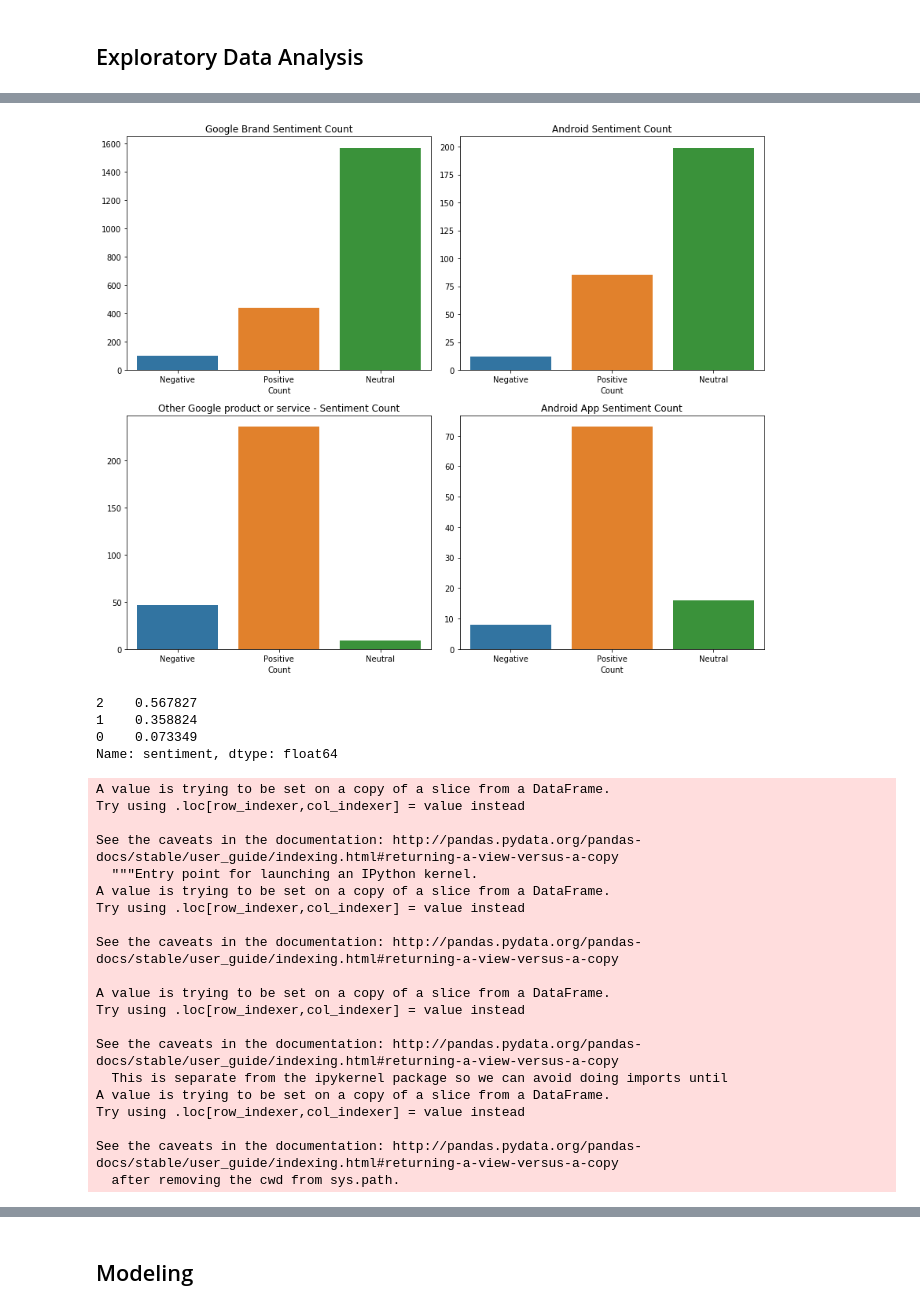
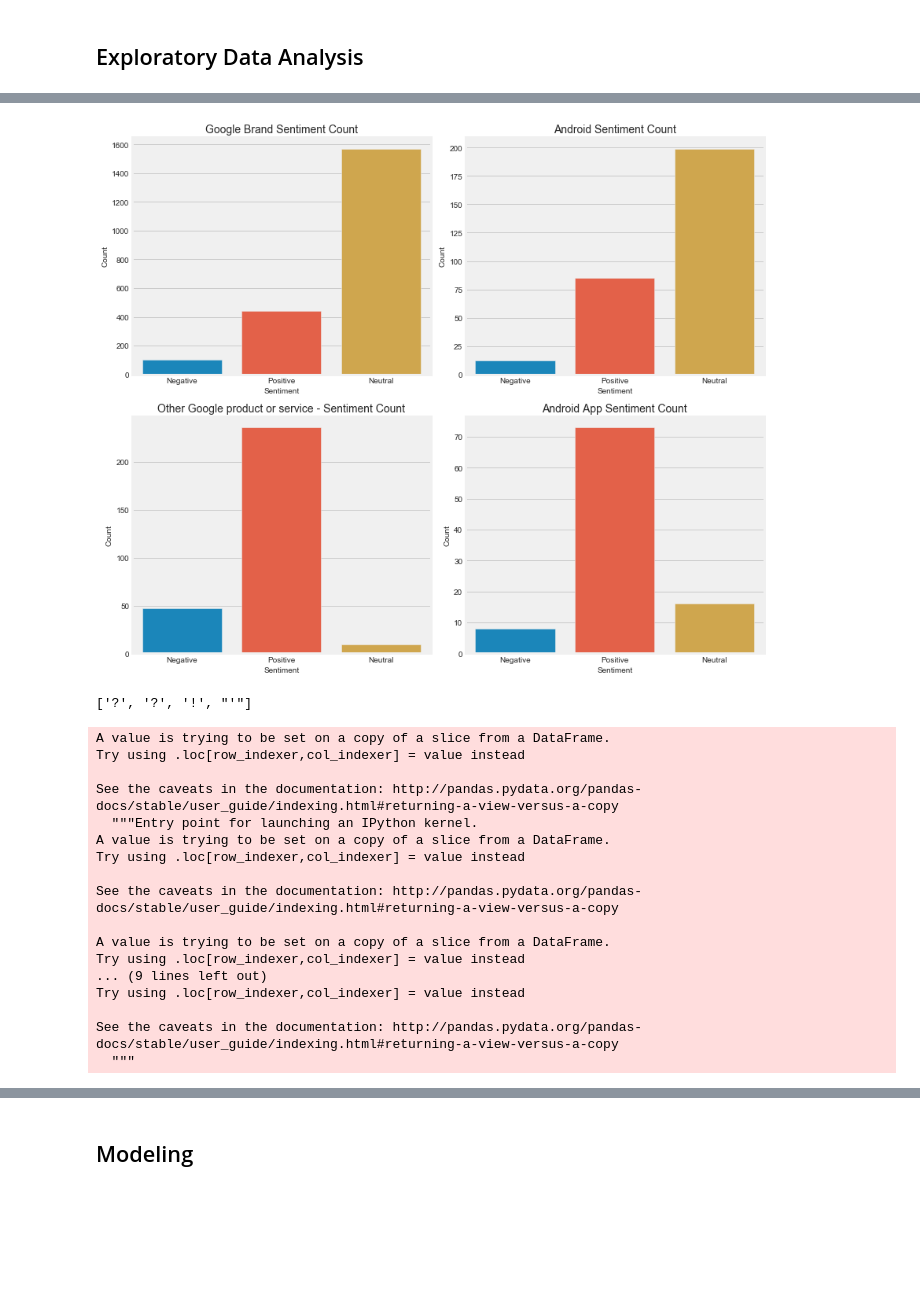
Before and after one commit to jeremy-lee93/nlp-brand-sentiment-analysis, a Jupyter notebook: EDA_and_modeling.ipynb, the cells around one changed output, grey strips where cells are left out. Saved outputs shown, nothing was run; the diff lists cells and outputs as text; code cells hidden in the pictures; blank space fills up the shorter version.

```diff
--- a/EDA_and_modeling.ipynb
+++ b/EDA_and_modeling.ipynb
@@ -16,6 +16,9 @@ from sklearn.naive_bayes import MultinomialNB
 from sklearn.ensemble import RandomForestClassifier
 from sklearn.svm import SVC
 from bs4 import BeautifulSoup
+
+sns.set_style('darkgrid')
+plt.style.use('fivethirtyeight')
 # %% [markdown]
 ## Previewing the Data
 # %%
@@ -552,52 +566,45 @@ plt.tight_layout()
 # %%
 fig, ((ax1, ax2), (ax3, ax4)) = plt.subplots(2, 2, figsize=(12,10))
 
 sns.barplot(x=df_branded.loc[df_branded.brand_product == 'Google']['sentiment'].value_counts().index,
             y=df_branded.loc[df_branded.brand_product == 'Google']['sentiment'].value_counts().values,
             data=df_branded.loc[df_branded.brand_product == 'Google'],
             ax=ax1)
 ax1.set_xticklabels(['Negative', 'Positive', 'Neutral'])
-ax1.set_xlabel('Sentiment')
-ax1.set_xlabel('Count')
-ax1.set_title('Google Brand Sentiment Count')
+ax1.set_xlabel('Sentiment', fontsize=10)
+ax1.set_ylabel('Count', fontsize=10)
+ax1.set_title('Google Brand Sentiment Count', fontsize=14)
 
 sns.barplot(x=df_branded.loc[df_branded.brand_product == 'Android']['sentiment'].value_counts().index,
             y=df_branded.loc[df_branded.brand_product == 'Android']['sentiment'].value_counts().values,
             data=df_branded.loc[df_branded.brand_product == 'Android'],
             ax=ax2)
 ax2.set_xticklabels(['Negative', 'Positive', 'Neutral'])
-ax2.set_xlabel('Sentiment')
-ax2.set_xlabel('Count')
-ax2.set_title('Android Sentiment Count')
+ax2.set_xlabel('Sentiment', fontsize=10)
+ax2.set_ylabel('Count', fontsize=10)
+ax2.set_title('Android Sentiment Count', fontsize=14)
 
 sns.barplot(x=df_branded.loc[df_branded.brand_product == 'Other Google product or service']['sentiment'].value_counts().index,
             y=df_branded.loc[df_branded.brand_product == 'Other Google product or service']['sentiment'].value_counts().values,
             data=df_branded.loc[df_branded.brand_product == 'Other Google product or service'],
             ax=ax3)
 ax3.set_xticklabels(['Negative', 'Positive', 'Neutral'])
-ax3.set_xlabel('Sentiment')
-ax3.set_xlabel('Count')
-ax3.set_title('Other Google product or service - Sentiment Count')
+ax3.set_xlabel('Sentiment', fontsize=10)
+ax3.set_ylabel('Count', fontsize=10)
+ax3.set_title('Other Google product or service - Sentiment Count', fontsize=14)
 
 sns.barplot(x=df_branded.loc[df_branded.brand_product == 'Android App']['sentiment'].value_counts().index,
             y=df_branded.loc[df_branded.brand_product == 'Android App']['sentiment'].value_counts().values,
             data=df_branded.loc[df_branded.brand_product == 'Android App'],
             ax=ax4)
 ax4.set_xticklabels(['Negative', 'Positive', 'Neutral'])
-ax4.set_xlabel('Sentiment')
-ax4.set_xlabel('Count')
-ax4.set_title('Android App Sentiment Count')
+ax4.set_xlabel('Sentiment', fontsize=10)
+ax4.set_ylabel('Count', fontsize=10)
+ax4.set_title('Android App Sentiment Count', fontsize=14)
 
 fig.tight_layout()
 # %% [output]
-[figure, old version]
+[figure, new version]
-# %%
-df_branded['sentiment'].value_counts(normalize=True)
-# %% [output]
-2    0.567827
-1    0.358824
-0    0.073349
-Name: sentiment, dtype: float64
 # %%
 def count_hashtags(text):
     counter = 0
@@ -632,8 +658,22 @@ def count_length_of_tweet(text):
+# %%
+empty_list = []
+for word in "http://www.google.com {link} other random words ?? excited! and phrases can't".split():
+    if word.count('http:') > 0:
+        continue
+    elif word.count('{link}') >0:
+        continue
+    else:
+        empty_list.append(word)
+list_of_puncs = [char for char in "".join(empty_list) if char in list(string.punctuation)]
+list_of_puncs
+# %% [output]
+['?', '?', '!', "'"]
 # %%
 df_branded['hashtag_count'] = df_branded['tweet'].apply(count_hashtags)
 df_branded['mention_count'] = df_branded['tweet'].apply(count_mentions)
 df_branded['weblink_count'] = df_branded['tweet'].apply(count_weblinks)
 df_branded['tweet_length'] = df_branded['tweet'].apply(count_length_of_tweet)
+df_branded['punct_count'] = df_branded['tweet'].apply(count_punctuation)
 # %% [output]
 A value is trying to be set on a copy of a slice from a DataFrame.
 Try using .loc[row_indexer,col_indexer] = value instead
@@ -647,14 +687,11 @@ See the caveats in the documentation: http://pandas.pydata.org/pandas-docs/stabl
 
 A value is trying to be set on a copy of a slice from a DataFrame.
 Try using .loc[row_indexer,col_indexer] = value instead
-
-See the caveats in the documentation: http://pandas.pydata.org/pandas-docs/stable/user_guide/indexing.html#returning-a-view-versus-a-copy
-  This is separate from the ipykernel package so we can avoid doing imports until
-A value is trying to be set on a copy of a slice from a DataFrame.
+... (9 lines left out)
 Try using .loc[row_indexer,col_indexer] = value instead
 
 See the caveats in the documentation: http://pandas.pydata.org/pandas-docs/stable/user_guide/indexing.html#returning-a-view-versus-a-copy
-  after removing the cwd from sys.path.
+  """
 # %%
 df_branded.head(10)
 # %% [output]
```
Also changed, not shown: parts of 48 cells of this notebook.
